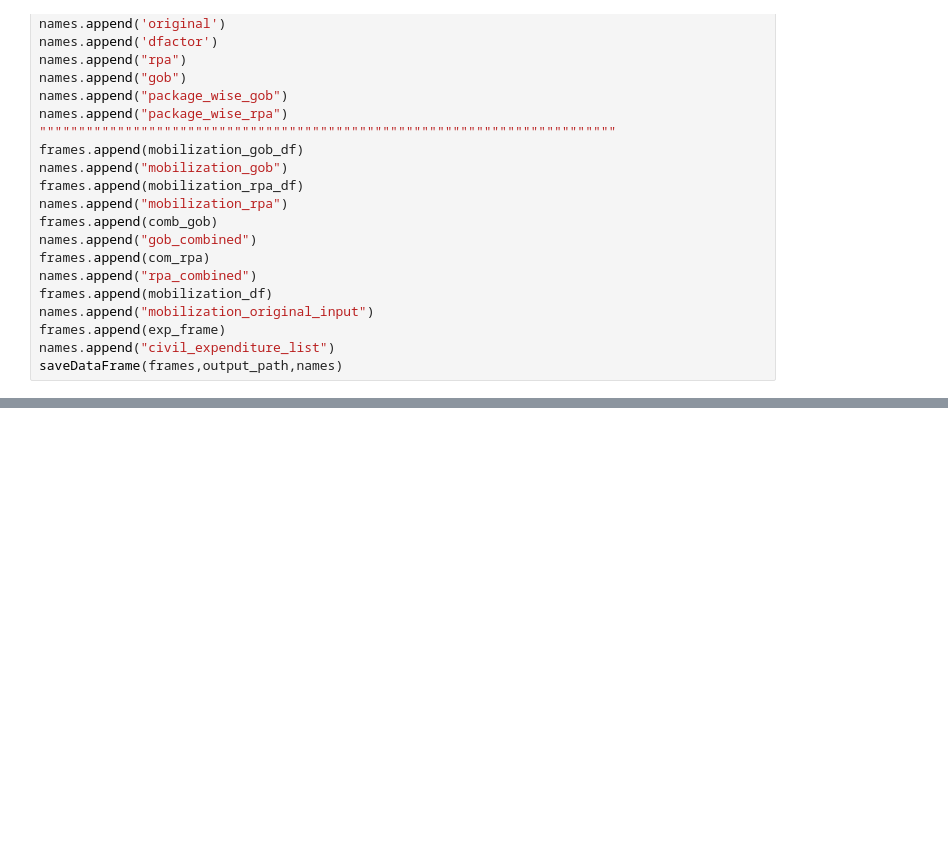
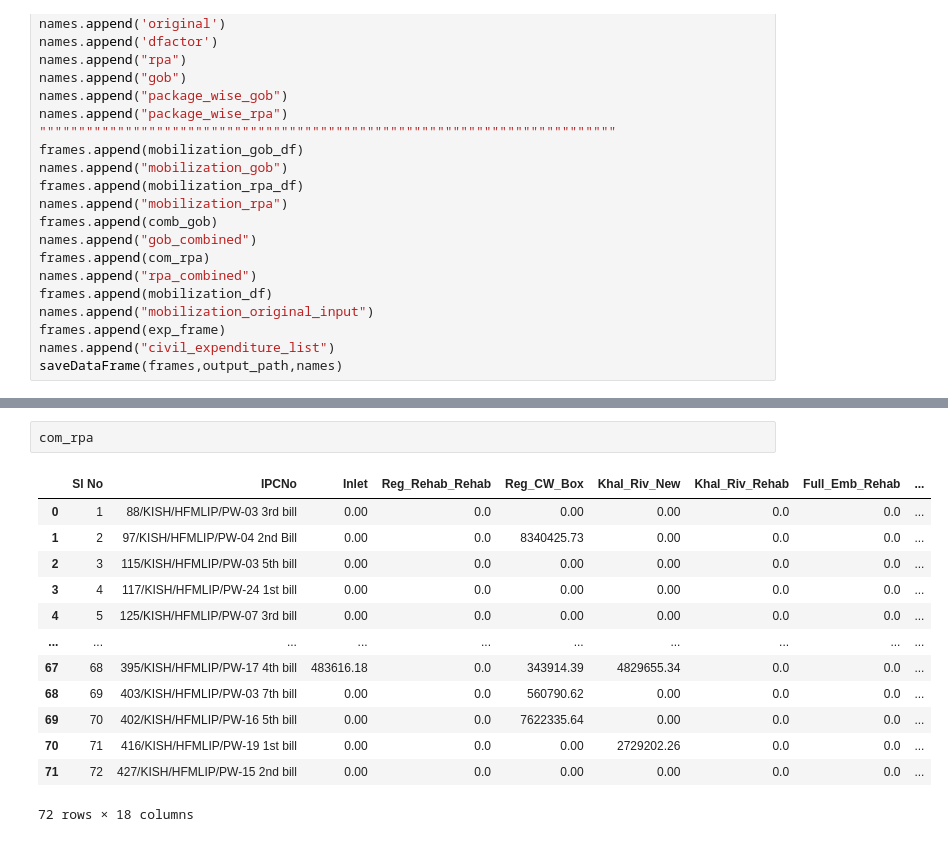
Before and after one commit to jakariapervez/cmis6, a Jupyter notebook: Civilworks cost/ipc_distribution _mobilization3.ipynb, the cells around one changed output, grey strips where cells are left out. Cells and saved outputs as stored; diff of their text form; blank space fills up the shorter version.

```diff
--- a/Civilworks cost/ipc_distribution _mobilization3.ipynb
+++ b/Civilworks cost/ipc_distribution _mobilization3.ipynb
@@ -547,0 +584,16 @@ budget_allocation_df
+# %%
+com_rpa
+# %% [output]
+|  | Sl No | IPCNo | Inlet | Reg_Rehab_Rehab | Reg_CW_Box | Khal_Riv_New | Khal_Riv_Rehab | Full_Emb_Rehab | ... |
+| 0 | 1 | 88/KISH/HFMLIP/PW-03 3rd bill | 0.00 | 0.0 | 0.00 | 0.00 | 0.0 | 0.0 | ... |
+| 1 | 2 | 97/KISH/HFMLIP/PW-04 2nd Bill | 0.00 | 0.0 | 8340425.73 | 0.00 | 0.0 | 0.0 | ... |
+| 2 | 3 | 115/KISH/HFMLIP/PW-03 5th bill | 0.00 | 0.0 | 0.00 | 0.00 | 0.0 | 0.0 | ... |
+| 3 | 4 | 117/KISH/HFMLIP/PW-24 1st bill | 0.00 | 0.0 | 0.00 | 0.00 | 0.0 | 0.0 | ... |
+| 4 | 5 | 125/KISH/HFMLIP/PW-07 3rd bill | 0.00 | 0.0 | 0.00 | 0.00 | 0.0 | 0.0 | ... |
+| ... | ... | ... | ... | ... | ... | ... | ... | ... | ... |
+| 67 | 68 | 395/KISH/HFMLIP/PW-17 4th bill | 483616.18 | 0.0 | 343914.39 | 4829655.34 | 0.0 | 0.0 | ... |
+| 68 | 69 | 403/KISH/HFMLIP/PW-03 7th bill | 0.00 | 0.0 | 560790.62 | 0.00 | 0.0 | 0.0 | ... |
+| 69 | 70 | 402/KISH/HFMLIP/PW-16 5th bill | 0.00 | 0.0 | 7622335.64 | 0.00 | 0.0 | 0.0 | ... |
+| 70 | 71 | 416/KISH/HFMLIP/PW-19 1st bill | 0.00 | 0.0 | 0.00 | 2729202.26 | 0.0 | 0.0 | ... |
+| 71 | 72 | 427/KISH/HFMLIP/PW-15 2nd bill | 0.00 | 0.0 | 0.00 | 0.00 | 0.0 | 0.0 | ... |
+72 rows × 18 columns
```
Also changed, not shown: parts of 13 cells of this notebook, 13 other files.
